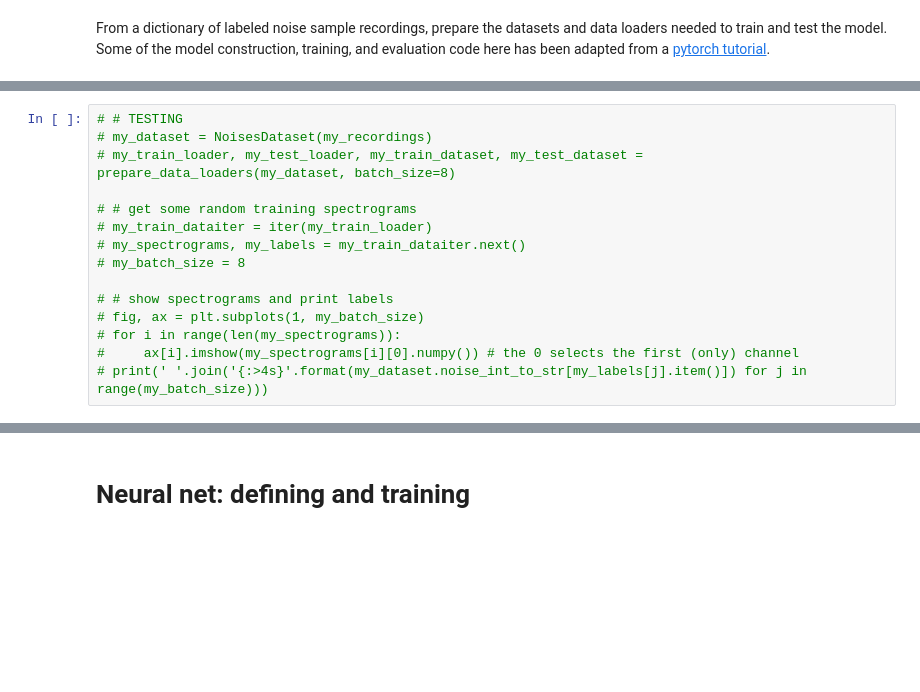
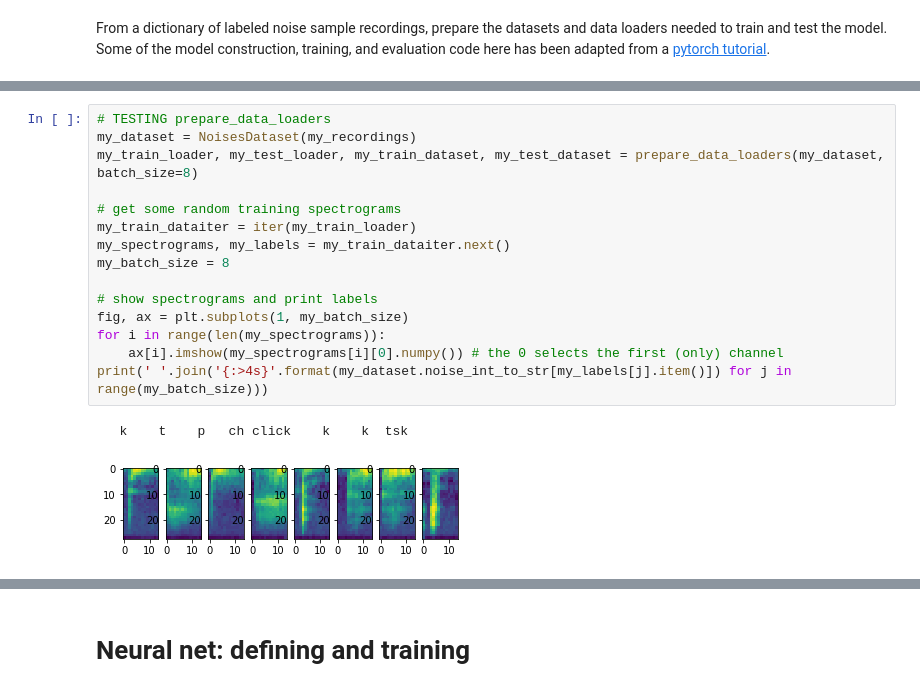
Before and after one commit to tremol/beatbot-noise-control, a Jupyter notebook: Exploration 4 - unifying in one workflow.ipynb, the cells around one changed output, grey strips where cells are left out. Saved outputs shown, nothing was run; the diff lists cells and outputs as text; blank space fills up the shorter version.

```diff
--- a/Exploration 4 - unifying in one workflow.ipynb
+++ b/Exploration 4 - unifying in one workflow.ipynb
@@ -317,15 +379,18 @@ def prepare_data_loaders(full_dataset, training_fraction=0.8, batch_size=8):
 # %%
-# # TESTING
-# my_dataset = NoisesDataset(my_recordings)
-# my_train_loader, my_test_loader, my_train_dataset, my_test_dataset = prepare_data_loaders(my_dataset, batch_size=8)
+# TESTING prepare_data_loaders
+my_dataset = NoisesDataset(my_recordings)
+my_train_loader, my_test_loader, my_train_dataset, my_test_dataset = prepare_data_loaders(my_dataset, batch_size=8)
 
-# # get some random training spectrograms
-# my_train_dataiter = iter(my_train_loader)
-# my_spectrograms, my_labels = my_train_dataiter.next()
-# my_batch_size = 8
+# get some random training spectrograms
+my_train_dataiter = iter(my_train_loader)
+my_spectrograms, my_labels = my_train_dataiter.next()
+my_batch_size = 8
 
-# # show spectrograms and print labels
-# fig, ax = plt.subplots(1, my_batch_size)
-# for i in range(len(my_spectrograms)):
-#     ax[i].imshow(my_spectrograms[i][0].numpy()) # the 0 selects the first (only) channel
-# print(' '.join('{:>4s}'.format(my_dataset.noise_int_to_str[my_labels[j].item()]) for j in range(my_batch_size)))
+# show spectrograms and print labels
+fig, ax = plt.subplots(1, my_batch_size)
+for i in range(len(my_spectrograms)):
+    ax[i].imshow(my_spectrograms[i][0].numpy()) # the 0 selects the first (only) channel
+print(' '.join('{:>4s}'.format(my_dataset.noise_int_to_str[my_labels[j].item()]) for j in range(my_batch_size)))
+# %% [output]
+   k    t    p   ch click    k    k  tsk
+[figure, added]
```
Also changed, not shown: parts of 7 cells of this notebook.
